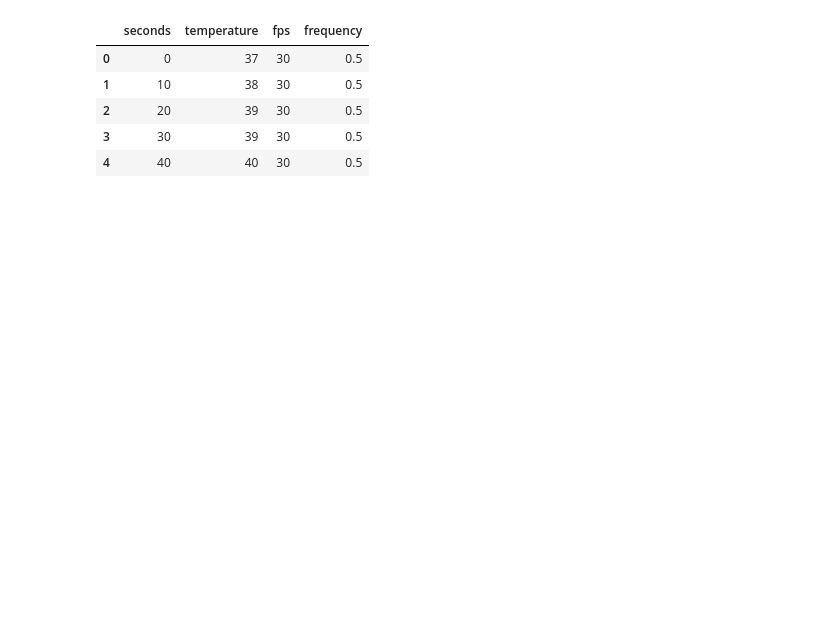
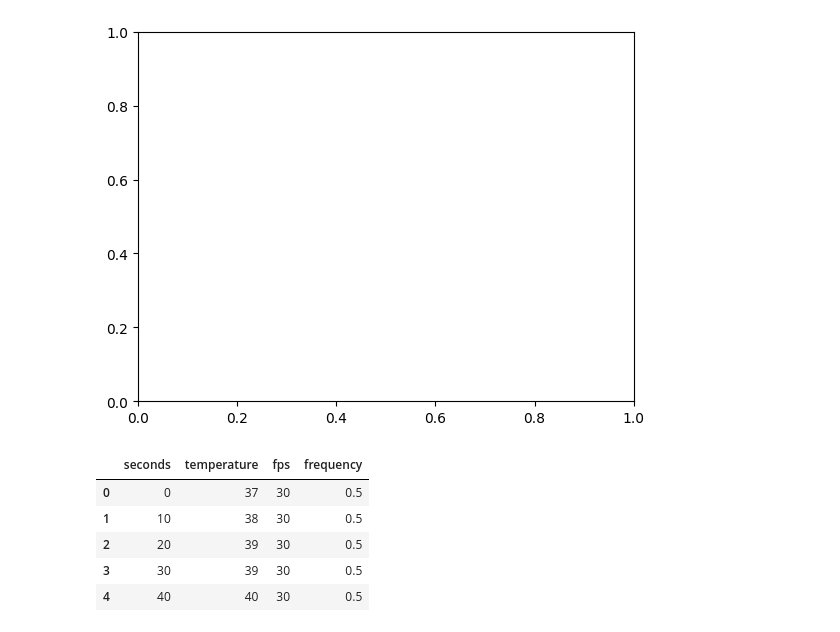
Before and after one commit to mabaro/python, a Jupyter notebook: visualization/datavis.ipynb, the cells around one changed output. Drawn from its saved outputs; the diff is of its cells as text; code cells hidden in the pictures; blank space fills up the shorter version.

```diff
--- a/visualization/datavis.ipynb
+++ b/visualization/datavis.ipynb
@@ -1,6 +1,11 @@
 # %%
 import pandas as pd
 import matplotlib.pyplot as plot
+
+fig1 = plot.figure()
+axis1 = fig1.add_subplot(111)
+# %% [output]
+[figure, added]
 # %%
 df = pd.read_csv("samples.csv")
 df.head()
```
Also changed, not shown: parts of 3 cells of this notebook, 3 other files.
